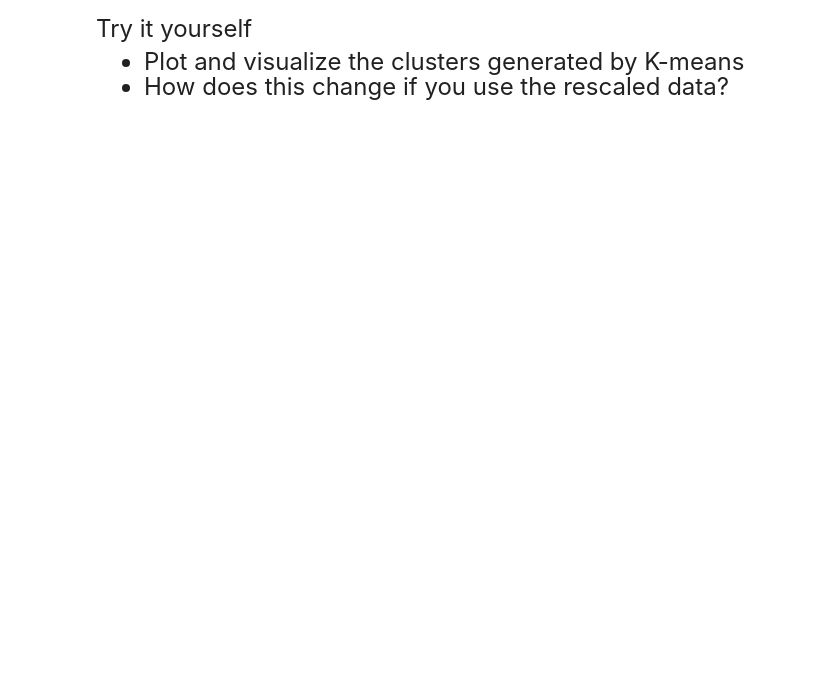
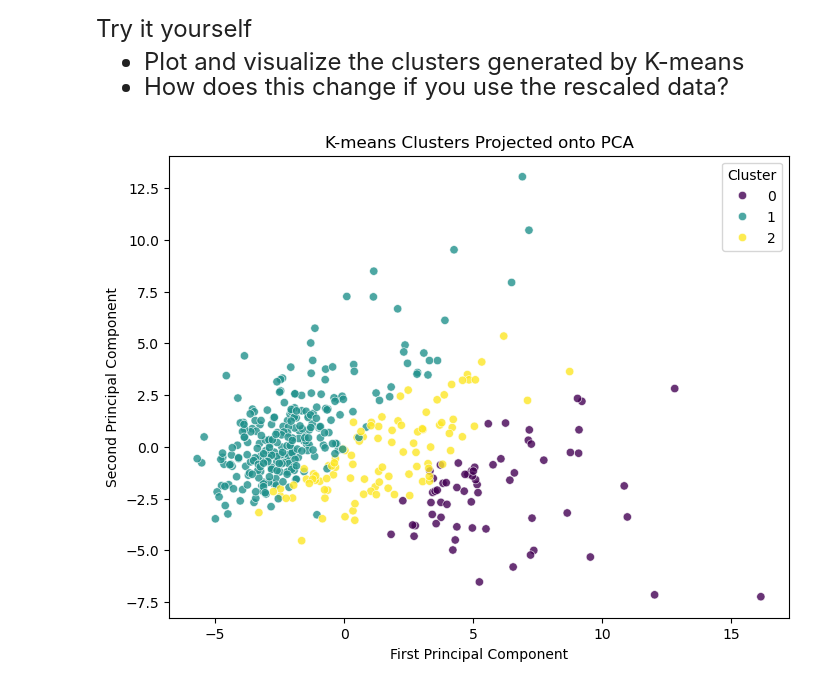
Before and after one commit to amanda-midd/datasci530fall2026, a Jupyter notebook: Lecture 17/Lecture 18 - PCA and K-means clustering.ipynb, the cells around one changed output. Cells and saved outputs as stored; diff of their text form; code cells hidden in the pictures; blank space fills up the shorter version.

Commit message:
work on lec17 (PCA, k-mean cluster)

```diff
--- a/Lecture 17/Lecture 18 - PCA and K-means clustering.ipynb
+++ b/Lecture 17/Lecture 18 - PCA and K-means clustering.ipynb
@@ -305,0 +395,22 @@ Try it yourself
+# %%
+cluster_labels = indexes_train.ravel()
+
+fig, ax = plt.subplots(figsize=(8, 6))
+sns.scatterplot(
+    x=X_pca[:, 0],
+    y=X_pca[:, 1],
+    hue=cluster_labels,
+    palette="viridis",
+    alpha=0.8,
+    ax=ax
+)
+
+ax.set(
+    xlabel="First Principal Component",
+    ylabel="Second Principal Component",
+    title="K-means Clusters Projected onto PCA"
+)
+ax.legend(title="Cluster")
+plt.show()
+# %% [output]
+[figure, added]
```
Also changed, not shown: parts of 12 cells of this notebook.
